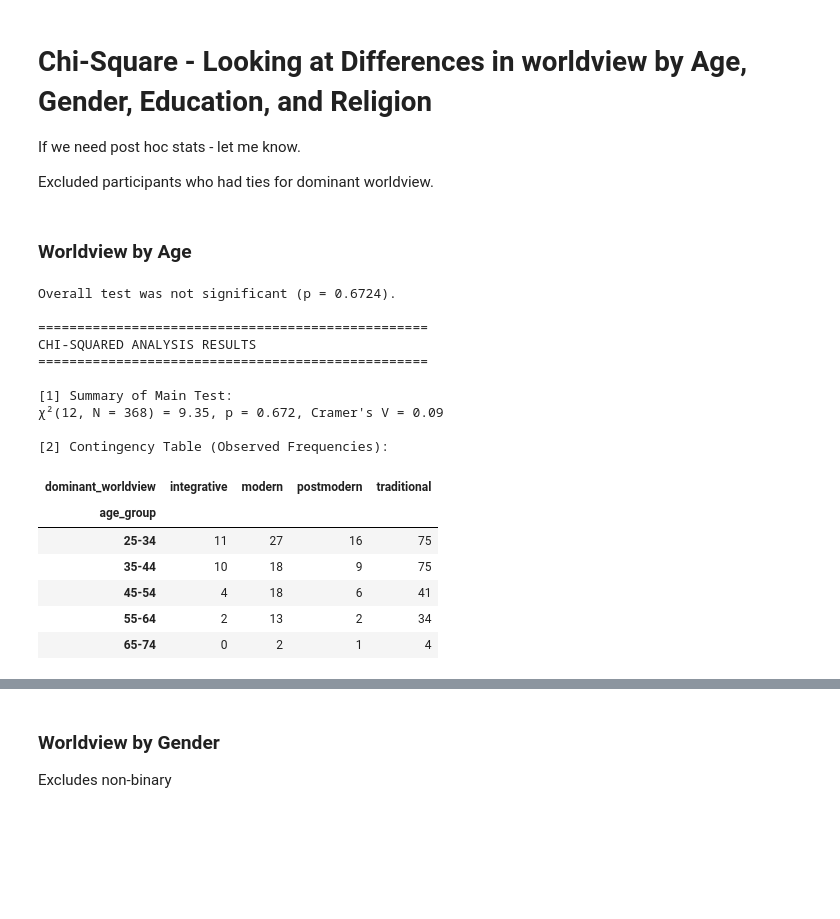
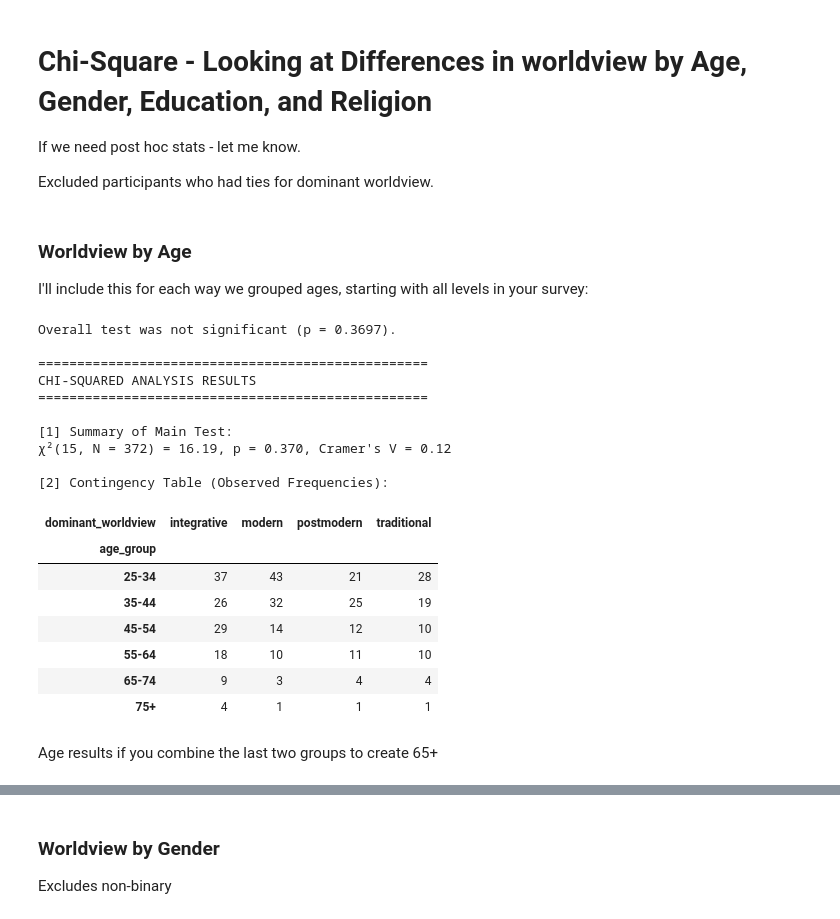
Before and after one commit to ReneeErnst/worldview-study, a Jupyter notebook: notebooks/analysis.ipynb, the cells around one changed output, grey strips where cells are left out. Saved outputs shown, nothing was run; the diff lists cells and outputs as text; code cells hidden in the pictures; blank space fills up the shorter version.

```diff
--- a/notebooks/analysis.ipynb
+++ b/notebooks/analysis.ipynb
@@ -428,38 +581,46 @@ If we need post hoc stats - let me know.
 Excluded participants who had ties for dominant worldview.
 # %% [markdown]
 ### Worldview by Age
+
+I'll include this for each way we grouped ages, starting with all levels in your survey:
+# %%
+# Filter out the people with multiple ties for dominant worldview
+df_worldview = df[df["dominant_worldview"] != "multiple_ties"]
 # %%
 
 analysis_results = analysis.run_chi2_analysis(
-    df=df[df["dominant_worldview"] != "multiple_ties"],
+    df=df_worldview,
     x="age_group",
     y="dominant_worldview",
 )
 
 print("\n" + "=" * 50)
 print("CHI-SQUARED ANALYSIS RESULTS")
 print("=" * 50)
 
 print("\n[1] Summary of Main Test:")
 print(analysis_results["apa_summary"])
 
 print("\n[2] Contingency Table (Observed Frequencies):")
 display(analysis_results["contingency_table"])
 # %% [output]
-Overall test was not significant (p = 0.6724).
+Overall test was not significant (p = 0.3697).
 
 ==================================================
 CHI-SQUARED ANALYSIS RESULTS
 ==================================================
 
 [1] Summary of Main Test:
-χ²(12, N = 368) = 9.35, p = 0.672, Cramer's V = 0.09
+χ²(15, N = 372) = 16.19, p = 0.370, Cramer's V = 0.12
 
 [2] Contingency Table (Observed Frequencies):
 | dominant_worldview | integrative | modern | postmodern | traditional |
 | age_group |  |  |  |  |
-| 25-34 | 11 | 27 | 16 | 75 |
-| 35-44 | 10 | 18 | 9 | 75 |
-| 45-54 | 4 | 18 | 6 | 41 |
-| 55-64 | 2 | 13 | 2 | 34 |
-| 65-74 | 0 | 2 | 1 | 4 |
+| 25-34 | 37 | 43 | 21 | 28 |
+| 35-44 | 26 | 32 | 25 | 19 |
+| 45-54 | 29 | 14 | 12 | 10 |
+| 55-64 | 18 | 10 | 11 | 10 |
+| 65-74 | 9 | 3 | 4 | 4 |
+| 75+ | 4 | 1 | 1 | 1 |
+# %% [markdown]
+Age results if you combine the last two groups to create 65+
```
Also changed, not shown: parts of 41 cells of this notebook.
